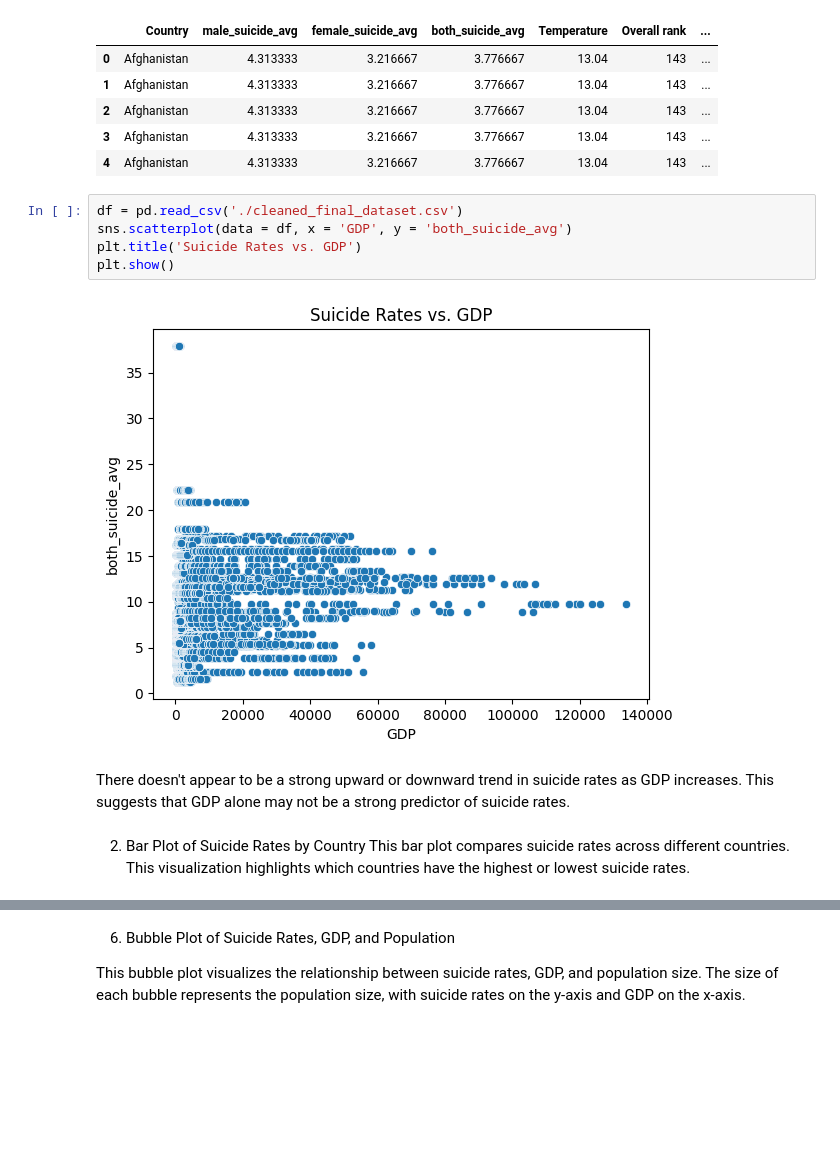
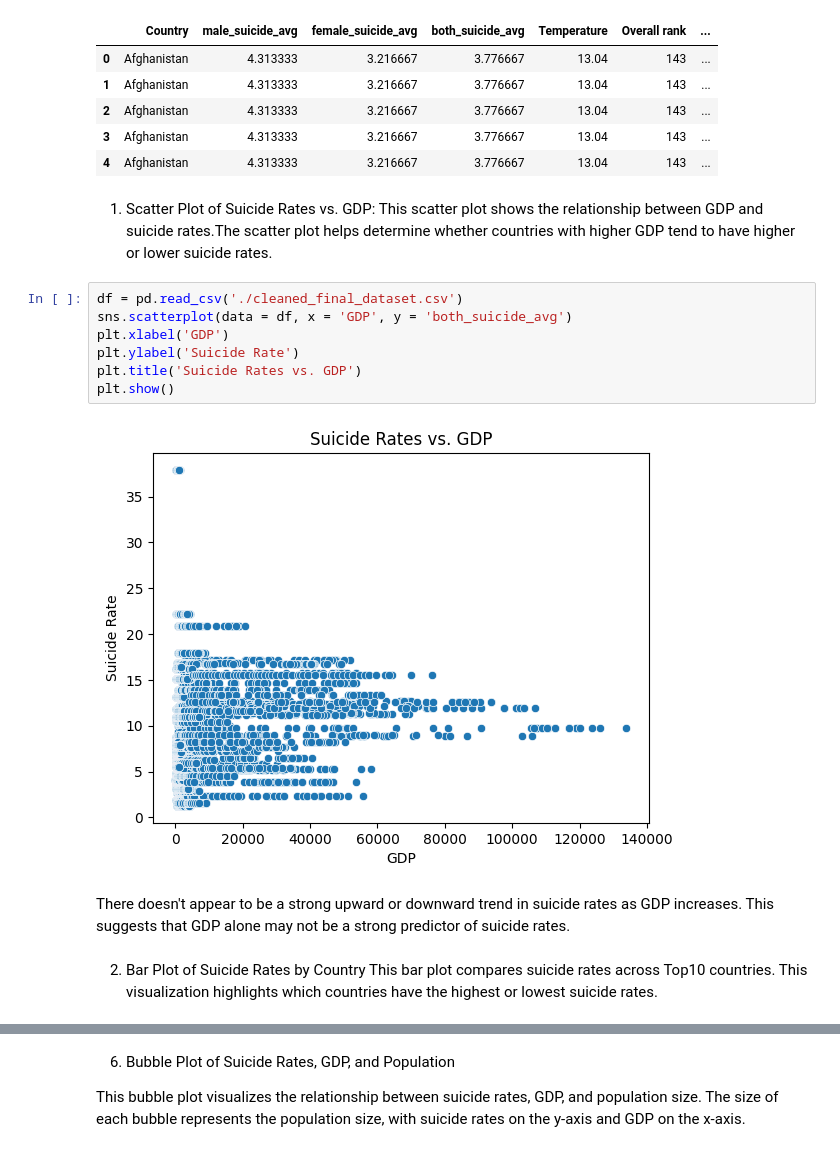
Before and after one commit to Om-P-Kokate/Data-Mining-Project---Suicide-Prediction-System, a Jupyter notebook: Data Mining Milestone 2.ipynb, the cells around one changed output, grey strips where cells are left out. Saved outputs shown, nothing was run; the diff lists cells and outputs as text; blank space fills up the shorter version.

```diff
--- a/Data Mining Milestone 2.ipynb
+++ b/Data Mining Milestone 2.ipynb
@@ -328,17 +325,21 @@ df.head()
 | 2 | Afghanistan | 4.313333 | 3.216667 | 3.776667 | 13.04 | 143 | ... |
 | 3 | Afghanistan | 4.313333 | 3.216667 | 3.776667 | 13.04 | 143 | ... |
 | 4 | Afghanistan | 4.313333 | 3.216667 | 3.776667 | 13.04 | 143 | ... |
+# %% [markdown]
+1. Scatter Plot of Suicide Rates vs. GDP: This scatter plot shows the relationship between GDP and suicide rates.The scatter plot helps determine whether countries with higher GDP tend to have higher or lower suicide rates.
 # %%
 df = pd.read_csv('./cleaned_final_dataset.csv')
 sns.scatterplot(data = df, x = 'GDP', y = 'both_suicide_avg')
+plt.xlabel('GDP')
+plt.ylabel('Suicide Rate')
 plt.title('Suicide Rates vs. GDP')
 plt.show()
 # %% [output]
-[figure, old version]
+[figure, new version]
 # %% [markdown]
 There doesn't appear to be a strong upward or downward trend in suicide rates as GDP increases. This suggests that GDP alone may not be a strong predictor of suicide rates.
 # %% [markdown]
 2. Bar Plot of Suicide Rates by Country
-This bar plot compares suicide rates across different countries. This visualization highlights which countries have the highest or lowest suicide rates.
+This bar plot compares suicide rates across Top10 countries. This visualization highlights which countries have the highest or lowest suicide rates.
 # %%
 df = pd.read_csv('./cleaned_final_dataset.csv')
```
Also changed, not shown: parts of 27 cells of this notebook.
